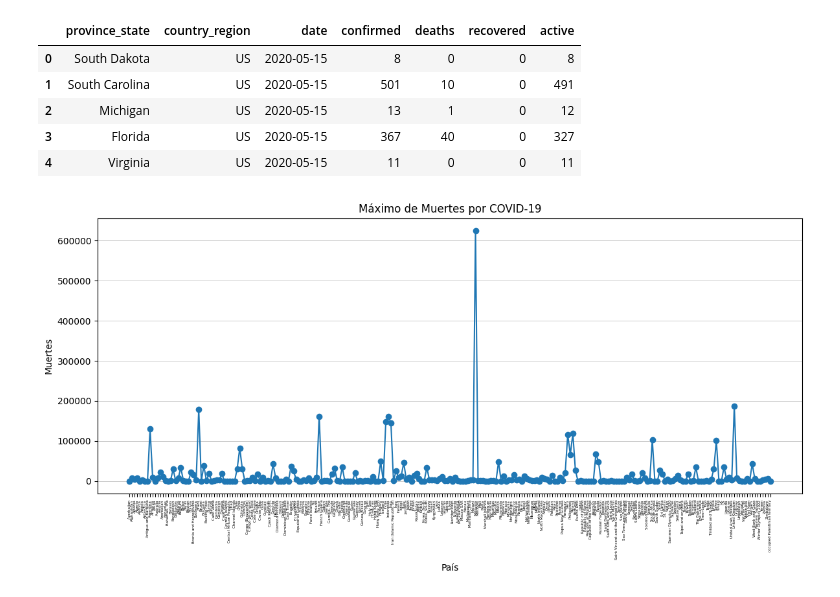
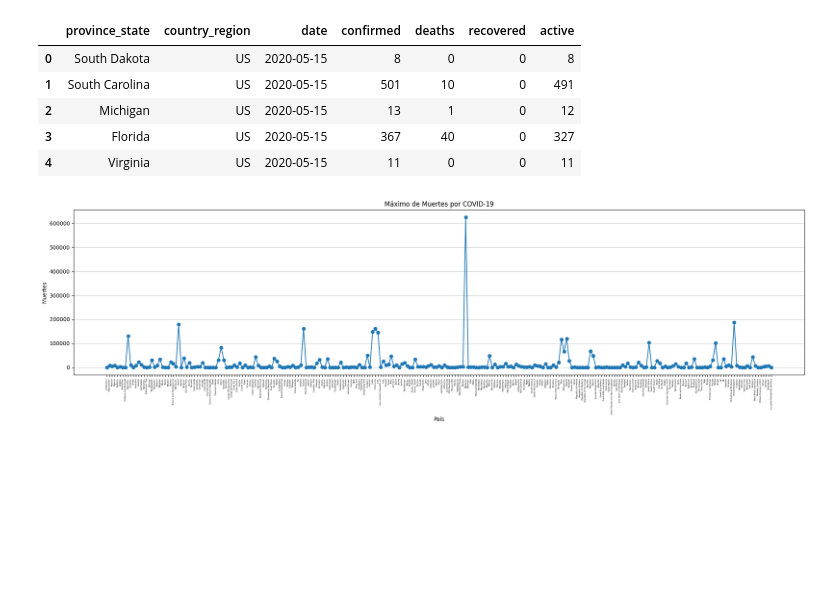
Before and after one commit to NicolasFredes/Prueba_1-main, a Jupyter notebook: Untitled-1.ipynb, the cells around one changed output. Cells and saved outputs as stored; diff of their text form; code cells hidden in the pictures; blank space fills up the shorter version.

```diff
--- a/Untitled-1.ipynb
+++ b/Untitled-1.ipynb
@@ -93,17 +93,17 @@ rows = rows.dropna()
 paises = rows['country_region'].tolist()
 muertes = rows['max_deaths'].tolist()
 # %%
-plt.figure(figsize=(12, 6))
+plt.figure(figsize=(20, 6))
 plt.plot(paises, muertes, marker='o', linestyle='-')
 plt.title('Máximo de Muertes por COVID-19')
 plt.xlabel('País')
 plt.ylabel('Muertes')
 plt.xticks(rotation=90, fontsize=4)
 plt.grid(True, axis='y', linestyle='-', linewidth=0.5)
 plt.tight_layout()
 plt.show()
 # %% [output]
-[figure, old version]
+[figure, new version]
 # %%
 query = """
     SELECT country_region, MAX(confirmed) AS max_confirmed
```
Also changed, not shown: parts of 8 cells of this notebook.
